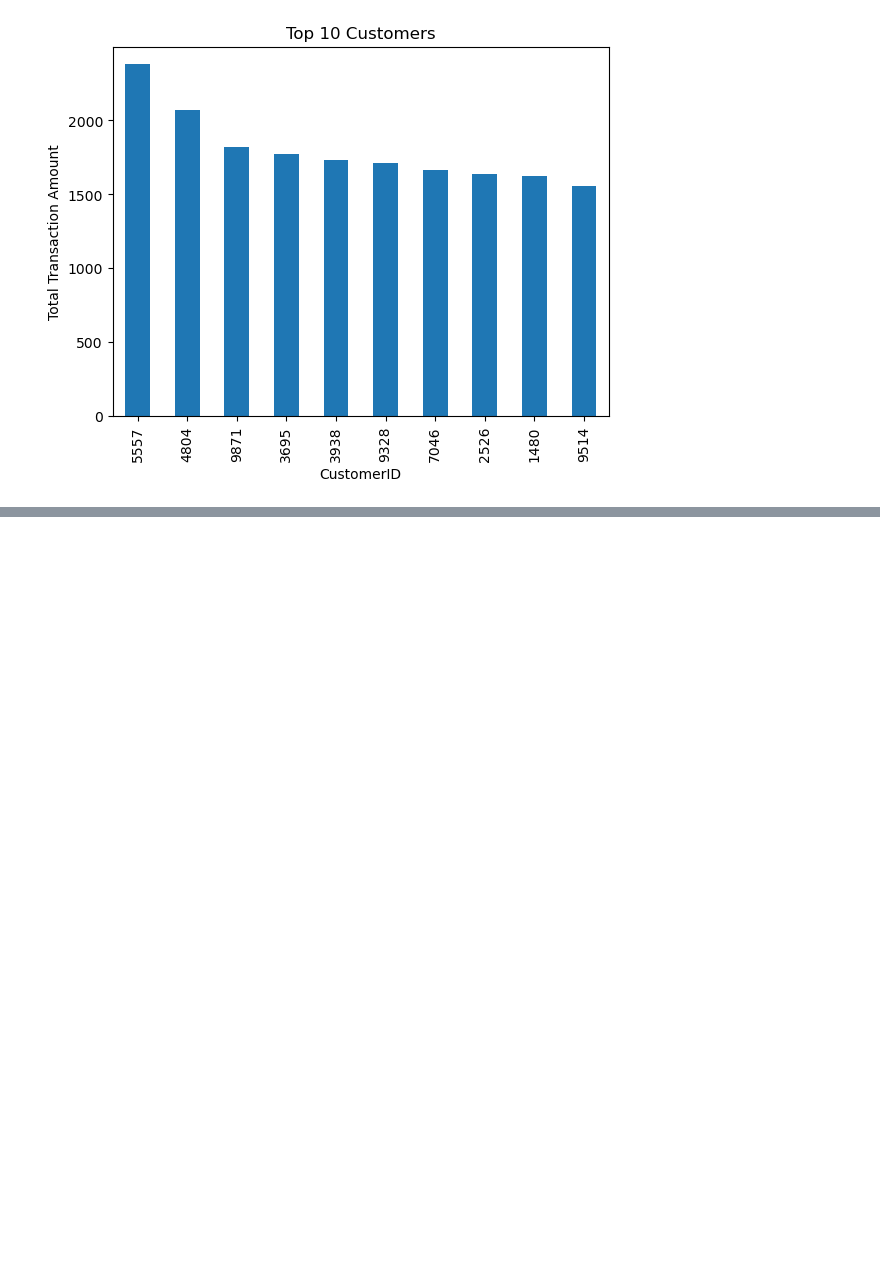
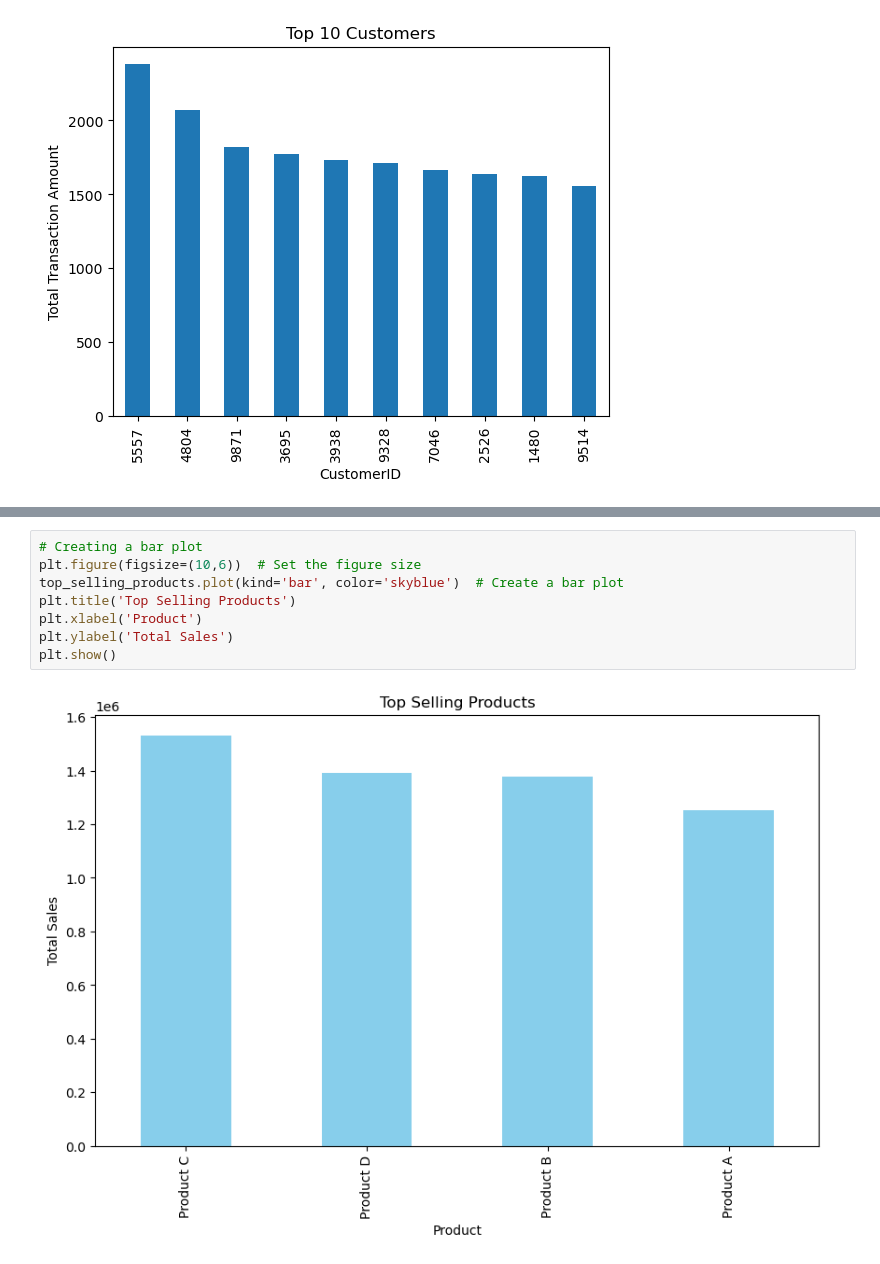
Before and after one commit to George-Mbugua/RFM-Analysis-Recency-Frequency-and-Monetary-Value-, a Jupyter notebook: Untitled-1.ipynb, the cells around one changed output, grey strips where cells are left out. Cells and saved outputs as stored; diff of their text form; blank space fills up the shorter version.

```diff
--- a/Untitled-1.ipynb
+++ b/Untitled-1.ipynb
@@ -228,0 +244,10 @@ plt.show()
+# %%
+# Creating a bar plot
+plt.figure(figsize=(10,6))  # Set the figure size
+top_selling_products.plot(kind='bar', color='skyblue')  # Create a bar plot
+plt.title('Top Selling Products')
+plt.xlabel('Product')
+plt.ylabel('Total Sales')
+plt.show()
+# %% [output]
+[figure, added]
```
Also changed, not shown: parts of 10 cells of this notebook.
